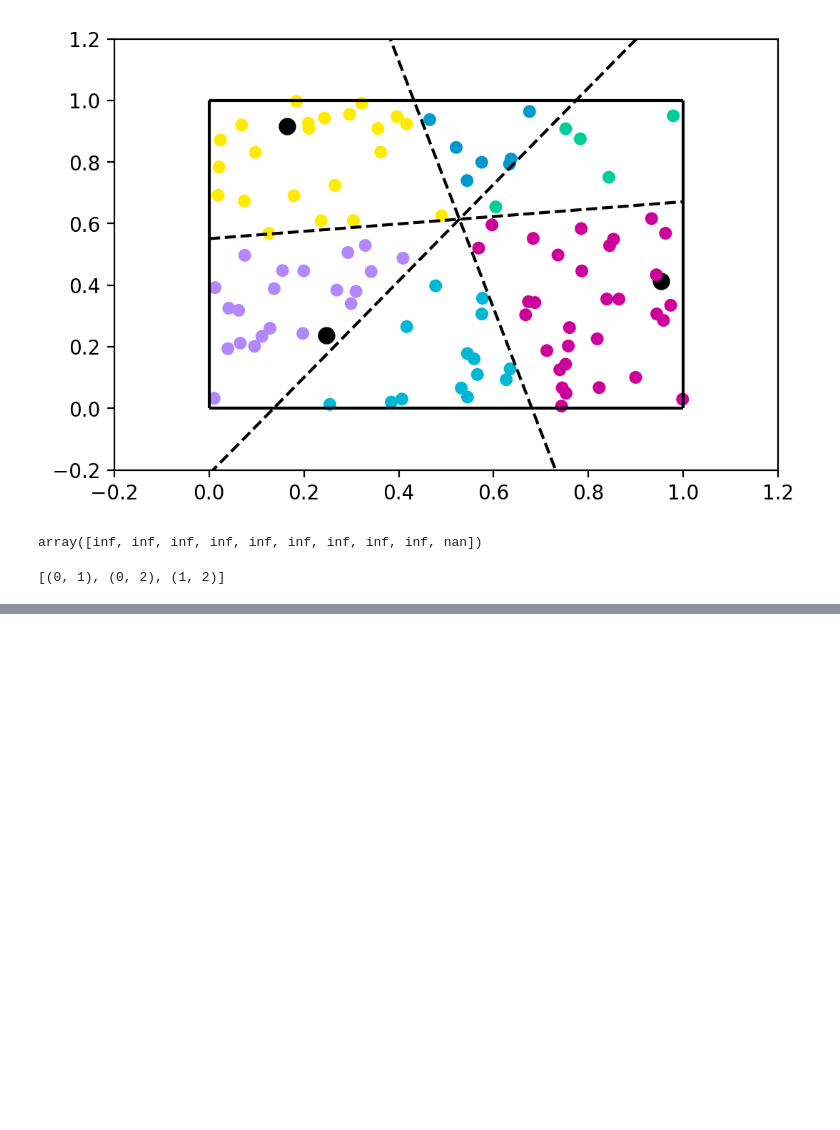
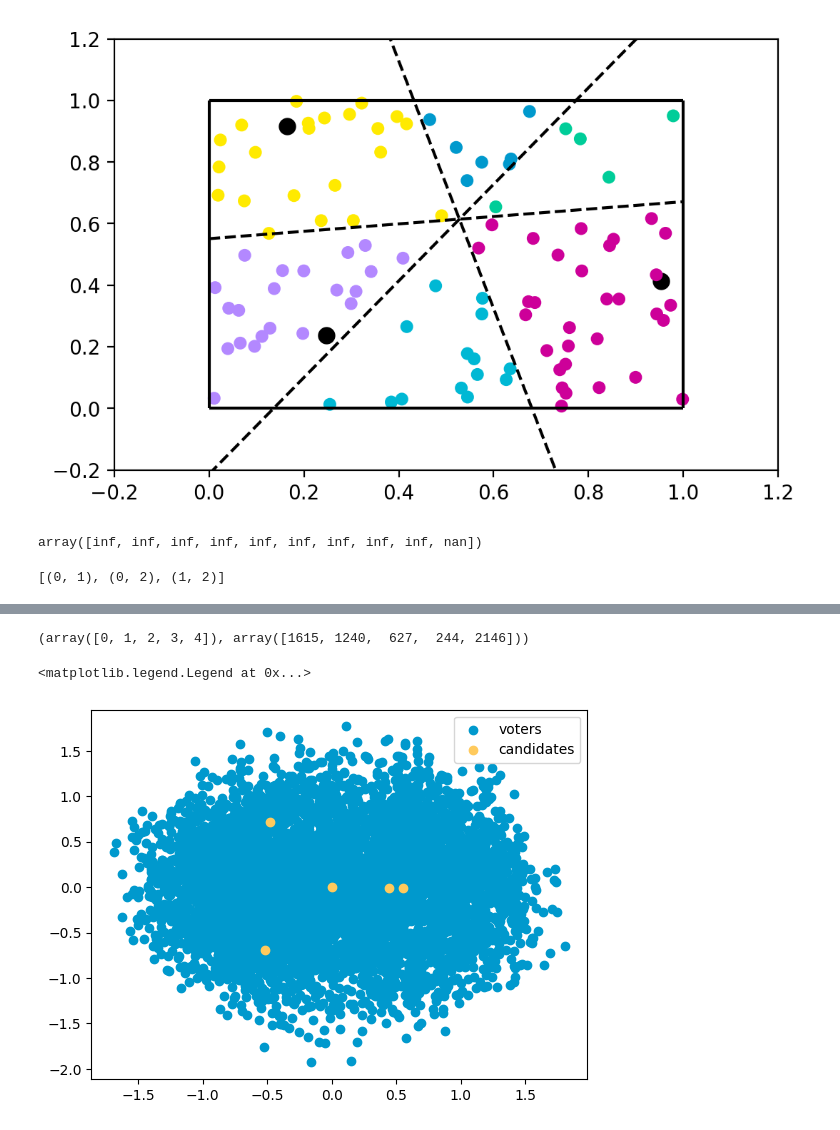
Before and after one commit to kevin-q2/Metric-Voting, a Jupyter notebook: examples/spatial_generation.ipynb, the cells around one changed output, grey strips where cells are left out. Cells and saved outputs as stored; diff of their text form; code cells hidden in the pictures; blank space fills up the shorter version.

Commit message:
ranked generation

```diff
--- a/examples/spatial_generation.ipynb
+++ b/examples/spatial_generation.ipynb
@@ -493,0 +508,20 @@ list(combinations(range(m), 2))
+# %%
+scot_profile = np.load('../data/scot-elex/aberdeen_2022_ward11.npy')
+# %%
+m = scot_profile.shape[0]
+n = scot_profile.shape[1]
+k = 3
+d = 7
+#candidate_positions = np.random.uniform(0,1, size = (m,d))
+candidate_positions = np.zeros((m,d))
+np.fill_diagonal(candidate_positions,1)
+voter_dist_fn = np.random.uniform
+voter_dist_fn_params = {'low' : 0, 'high' : 2, 'size' : d}
+ranked_generator = RankedSpatial(
+    voter_dist_fn,
+    voter_dist_fn_params
+)
+# %%
+np.unique(voter_labels, return_counts = True)
+# %% [output]
+(array([0, 1, 2, 3, 4]), array([1615, 1240,  627,  244, 2146]))
@@ -493,0 +538,13 @@ list(combinations(range(m), 2))
+# %%
+from sklearn.decomposition import PCA
+cand_reduce = PCA(n_components = 2).fit_transform(candidate_positions)
+voter_reduce = PCA(n_components = 2).fit_transform(voter_positions)
+# %%
+# visualize the results
+pal = sns.color_palette("hls", 8)
+plt.scatter(voter_reduce[:,0], voter_reduce[:,1], label = 'voters', color = colors[0])
+plt.scatter(cand_reduce[:,0], cand_reduce[:,1], label = 'candidates', color = colors[1])
+plt.legend()
+# %% [output]
+<matplotlib.legend.Legend at 0x...>
+[figure, added]
```
Also changed, not shown: parts of 7 cells of this notebook, 3 other files.
